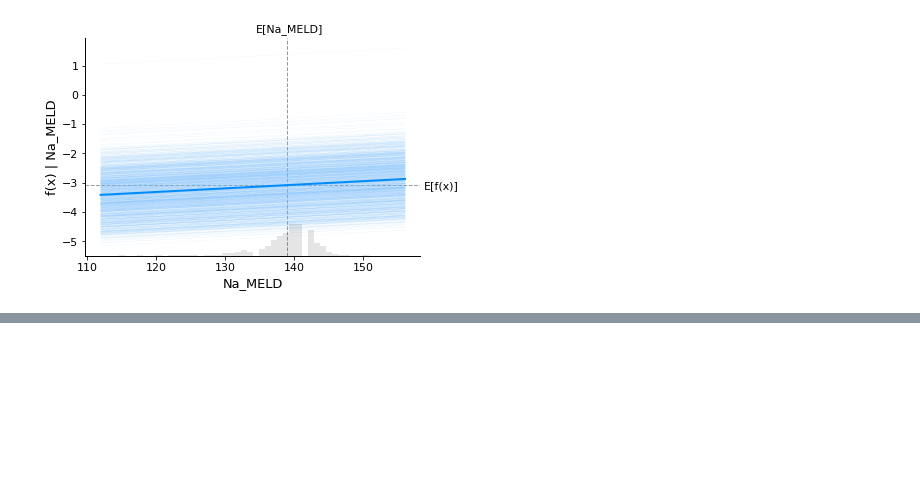
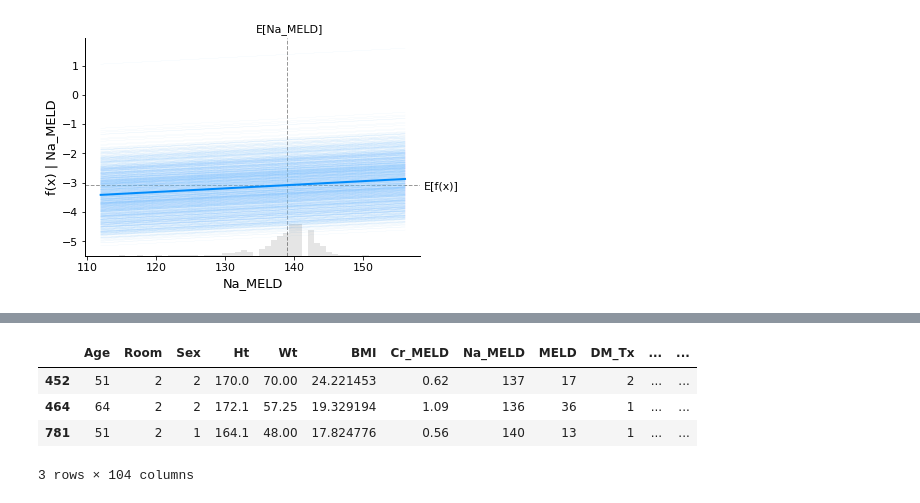
Before and after one commit to yihahn/mihlto, a Jupyter notebook: regression_TnI_pod1.ipynb, the cells around one changed output, grey strips where cells are left out. Saved outputs shown, nothing was run; the diff lists cells and outputs as text; code cells hidden in the pictures; blank space fills up the shorter version.

Commit message:
regression addition

```diff
--- a/regression_TnI_pod1.ipynb
+++ b/regression_TnI_pod1.ipynb
@@ -20,7 +20,7 @@ import glob, os, sys
 
 %matplotlib inline
 %config Completer.use_jedi = False
-pd.set_option('display.max_colwidth', 100)
+pd.set_option('display.max_colwidth', 105)
 # %%
 def modeling(inputfiles, remove_variables = []) :
 
@@ -310,0 +338,13 @@ for i, col in enumerate(top10_columns):
+# %%
+tmp = pd.read_csv('imputed_data/troponin_pod1_regression_imputed_data01.csv', low_memory=False)
+# columns2log= ['Tnl_ind', 'Tnl_anhe', 'Tnl_reperfusion', 'TnI_pod1']
+# for j, col in enumerate(columns2log) :
+#     tmp[col] = tmp[col].apply(np.log)
+# tmp[tmp['TnI_pod1']>2]
+tmp[tmp['TnI_pod1']>7]
+# %% [output]
+|  | Age | Room | Sex | Ht | Wt | BMI | Cr_MELD | Na_MELD | MELD | DM_Tx | ... | ... |
+| 452 | 51 | 2 | 2 | 170.0 | 70.00 | 24.221453 | 0.62 | 137 | 17 | 2 | ... | ... |
+| 464 | 64 | 2 | 2 | 172.1 | 57.25 | 19.329194 | 1.09 | 136 | 36 | 1 | ... | ... |
+| 781 | 51 | 2 | 1 | 164.1 | 48.00 | 17.824776 | 0.56 | 140 | 13 | 1 | ... | ... |
+3 rows × 104 columns
```
Also changed, not shown: parts of 7 cells of this notebook.
